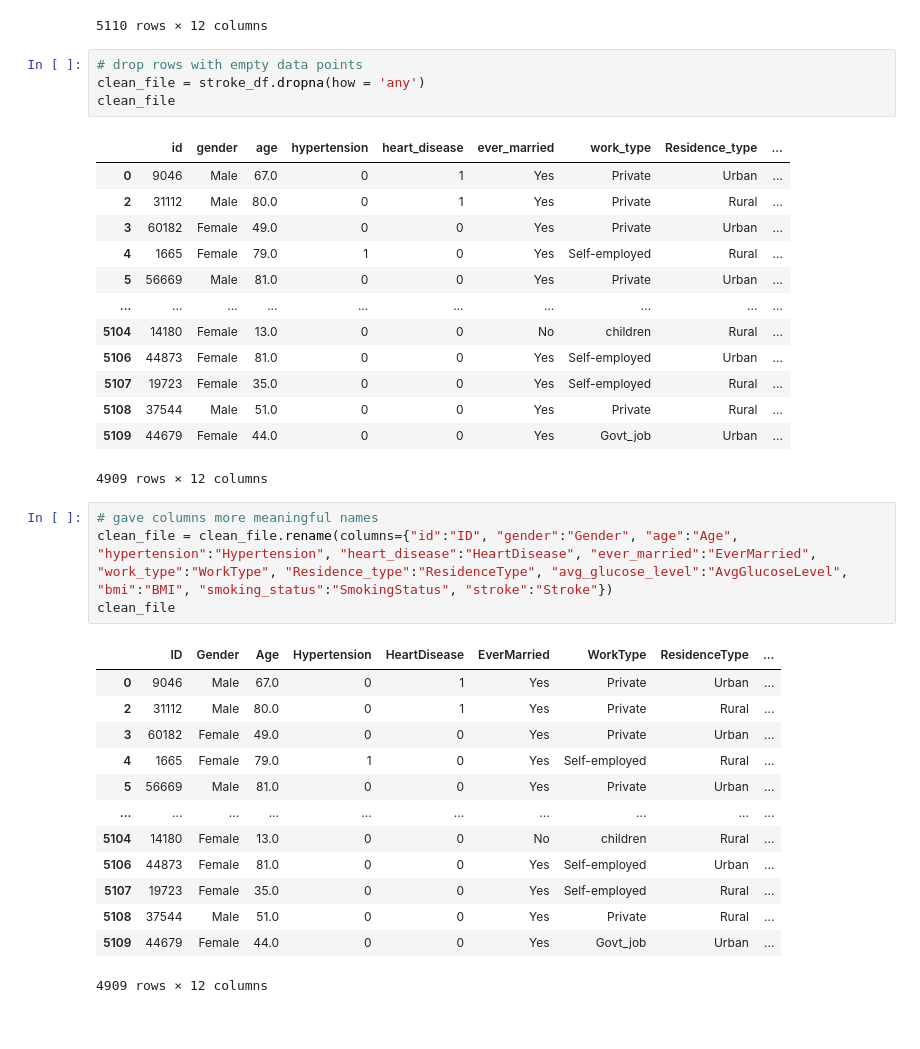
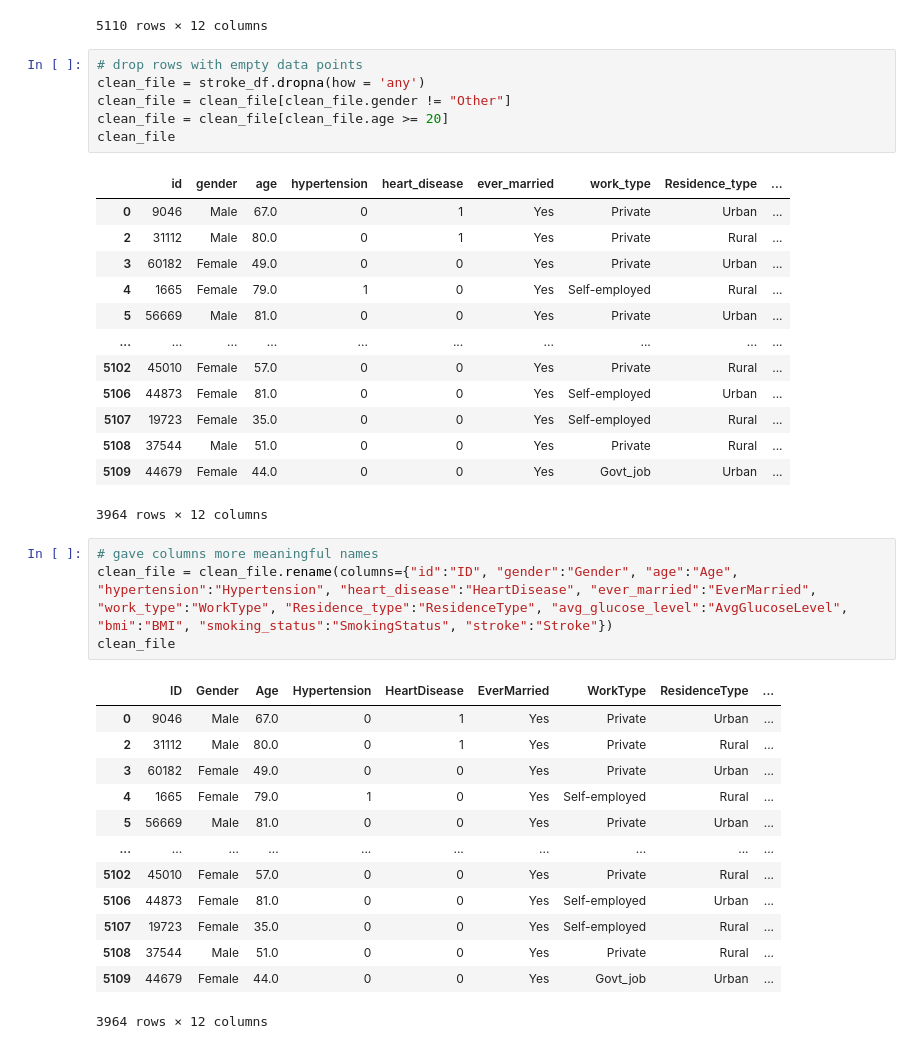
Before and after one commit to Grwat33/stroke, a Jupyter notebook: StrokePredictor.ipynb, the cells around one changed output. Drawn from its saved outputs; the diff is of its cells as text.

```diff
--- a/StrokePredictor.ipynb
+++ b/StrokePredictor.ipynb
@@ -21,21 +24,23 @@ stroke_df
 # %%
 # drop rows with empty data points
 clean_file = stroke_df.dropna(how = 'any')
+clean_file = clean_file[clean_file.gender != "Other"]
+clean_file = clean_file[clean_file.age >= 20]
 clean_file
 # %% [output]
 |  | id | gender | age | hypertension | heart_disease | ever_married | work_type | Residence_type | ... |
 | 0 | 9046 | Male | 67.0 | 0 | 1 | Yes | Private | Urban | ... |
 | 2 | 31112 | Male | 80.0 | 0 | 1 | Yes | Private | Rural | ... |
 | 3 | 60182 | Female | 49.0 | 0 | 0 | Yes | Private | Urban | ... |
 | 4 | 1665 | Female | 79.0 | 1 | 0 | Yes | Self-employed | Rural | ... |
 | 5 | 56669 | Male | 81.0 | 0 | 0 | Yes | Private | Urban | ... |
 | ... | ... | ... | ... | ... | ... | ... | ... | ... | ... |
-| 5104 | 14180 | Female | 13.0 | 0 | 0 | No | children | Rural | ... |
+| 5102 | 45010 | Female | 57.0 | 0 | 0 | Yes | Private | Rural | ... |
 | 5106 | 44873 | Female | 81.0 | 0 | 0 | Yes | Self-employed | Urban | ... |
 | 5107 | 19723 | Female | 35.0 | 0 | 0 | Yes | Self-employed | Rural | ... |
 | 5108 | 37544 | Male | 51.0 | 0 | 0 | Yes | Private | Rural | ... |
 | 5109 | 44679 | Female | 44.0 | 0 | 0 | Yes | Govt_job | Urban | ... |
-4909 rows × 12 columns
+3964 rows × 12 columns
 # %%
 # gave columns more meaningful names
 clean_file = clean_file.rename(columns={"id":"ID", "gender":"Gender", "age":"Age", "hypertension":"Hypertension", "heart_disease":"HeartDisease", "ever_married":"EverMarried", "work_type":"WorkType", "Residence_type":"ResidenceType", "avg_glucose_level":"AvgGlucoseLevel", "bmi":"BMI", "smoking_status":"SmokingStatus", "stroke":"Stroke"})
@@ -48,9 +53,9 @@ clean_file
 | 4 | 1665 | Female | 79.0 | 1 | 0 | Yes | Self-employed | Rural | ... |
 | 5 | 56669 | Male | 81.0 | 0 | 0 | Yes | Private | Urban | ... |
 | ... | ... | ... | ... | ... | ... | ... | ... | ... | ... |
-| 5104 | 14180 | Female | 13.0 | 0 | 0 | No | children | Rural | ... |
+| 5102 | 45010 | Female | 57.0 | 0 | 0 | Yes | Private | Rural | ... |
 | 5106 | 44873 | Female | 81.0 | 0 | 0 | Yes | Self-employed | Urban | ... |
 | 5107 | 19723 | Female | 35.0 | 0 | 0 | Yes | Self-employed | Rural | ... |
 | 5108 | 37544 | Male | 51.0 | 0 | 0 | Yes | Private | Rural | ... |
 | 5109 | 44679 | Female | 44.0 | 0 | 0 | Yes | Govt_job | Urban | ... |
-4909 rows × 12 columns
+3964 rows × 12 columns
```
Also changed, not shown: parts of 10 cells of this notebook.
